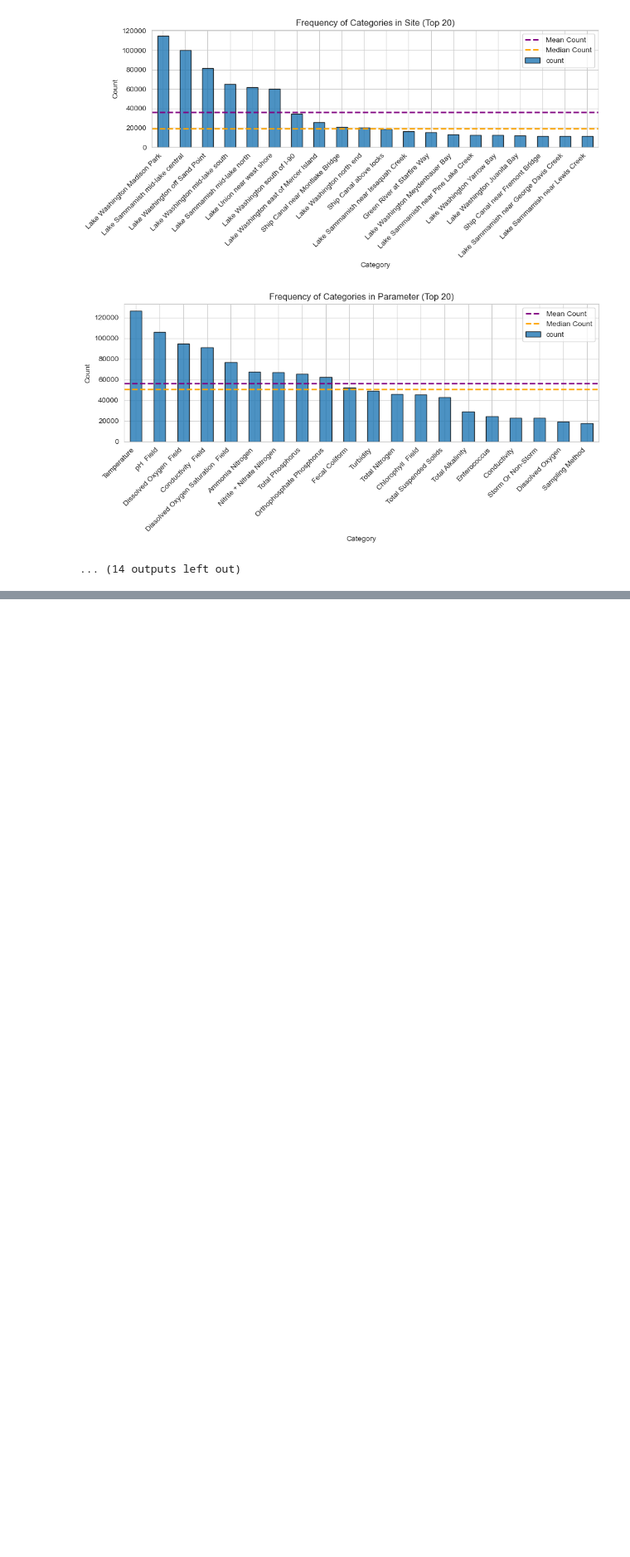
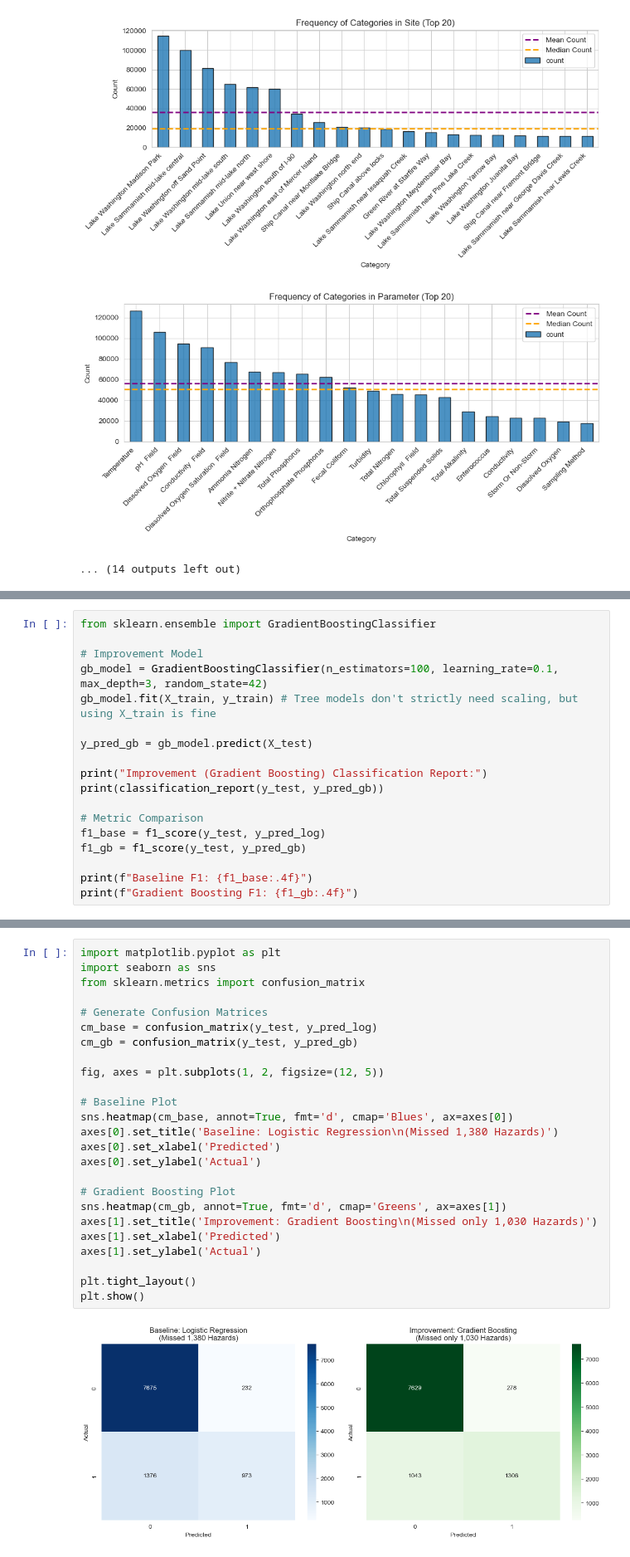
Before and after one commit to coconath0/ML-project, a Jupyter notebook: project_progress_ETI.ipynb, the cells around one changed output, grey strips where cells are left out. Shown at 83% size. Cells and saved outputs as stored; diff of their text form; blank space fills up the shorter version.

```diff
--- a/project_progress_ETI.ipynb
+++ b/project_progress_ETI.ipynb
@@ -291,0 +402,18 @@ Name: proportion, dtype: float64
+# %%
+from sklearn.ensemble import GradientBoostingClassifier
+
+# Improvement Model
+gb_model = GradientBoostingClassifier(n_estimators=100, learning_rate=0.1, max_depth=3, random_state=42)
+gb_model.fit(X_train, y_train) # Tree models don't strictly need scaling, but using X_train is fine
+
+y_pred_gb = gb_model.predict(X_test)
+
+print("Improvement (Gradient Boosting) Classification Report:")
+print(classification_report(y_test, y_pred_gb))
+
+# Metric Comparison
+f1_base = f1_score(y_test, y_pred_log)
+f1_gb = f1_score(y_test, y_pred_gb)
+
+print(f"Baseline F1: {f1_base:.4f}")
+print(f"Gradient Boosting F1: {f1_gb:.4f}")
@@ -291,0 +433,27 @@ Name: proportion, dtype: float64
+# %%
+import matplotlib.pyplot as plt
+import seaborn as sns
+from sklearn.metrics import confusion_matrix
+
+# Generate Confusion Matrices
+cm_base = confusion_matrix(y_test, y_pred_log)
+cm_gb = confusion_matrix(y_test, y_pred_gb)
+
+fig, axes = plt.subplots(1, 2, figsize=(12, 5))
+
+# Baseline Plot
+sns.heatmap(cm_base, annot=True, fmt='d', cmap='Blues', ax=axes[0])
+axes[0].set_title('Baseline: Logistic Regression\n(Missed 1,380 Hazards)')
+axes[0].set_xlabel('Predicted')
+axes[0].set_ylabel('Actual')
+
+# Gradient Boosting Plot
+sns.heatmap(cm_gb, annot=True, fmt='d', cmap='Greens', ax=axes[1])
+axes[1].set_title('Improvement: Gradient Boosting\n(Missed only 1,030 Hazards)')
+axes[1].set_xlabel('Predicted')
+axes[1].set_ylabel('Actual')
+
+plt.tight_layout()
+plt.show()
+# %% [output]
+[figure, added]
```
Also changed, not shown: parts of 18 cells of this notebook, 1 other file.
